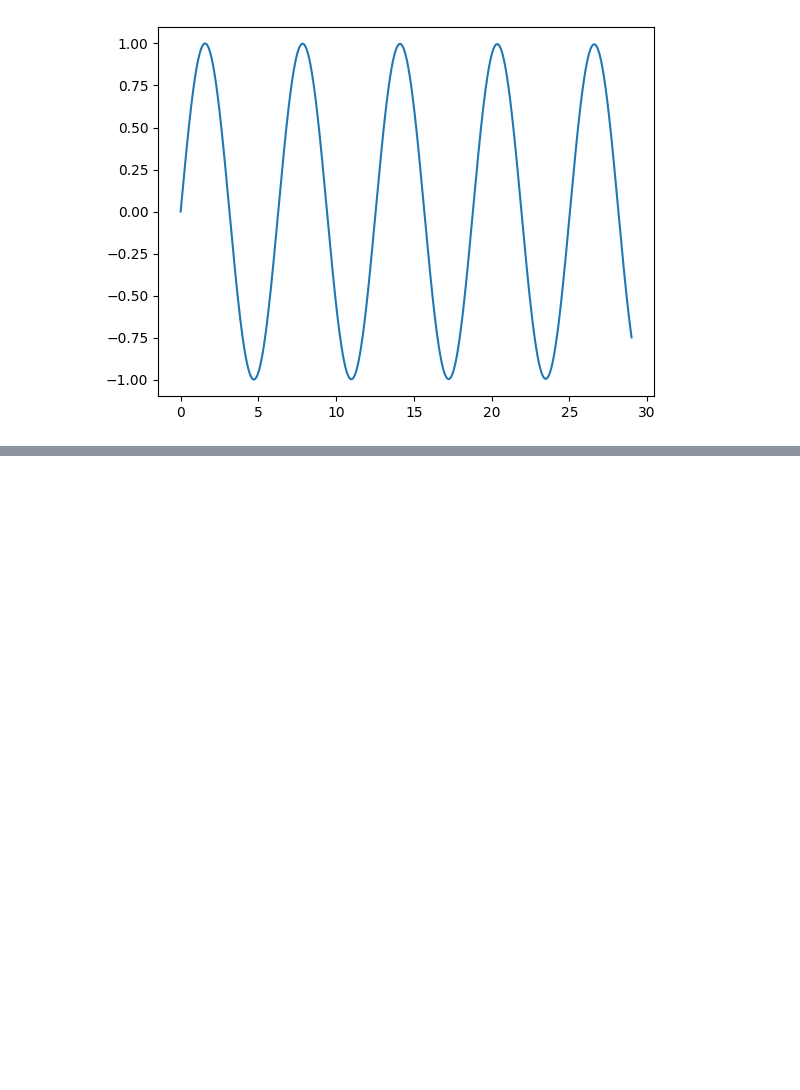
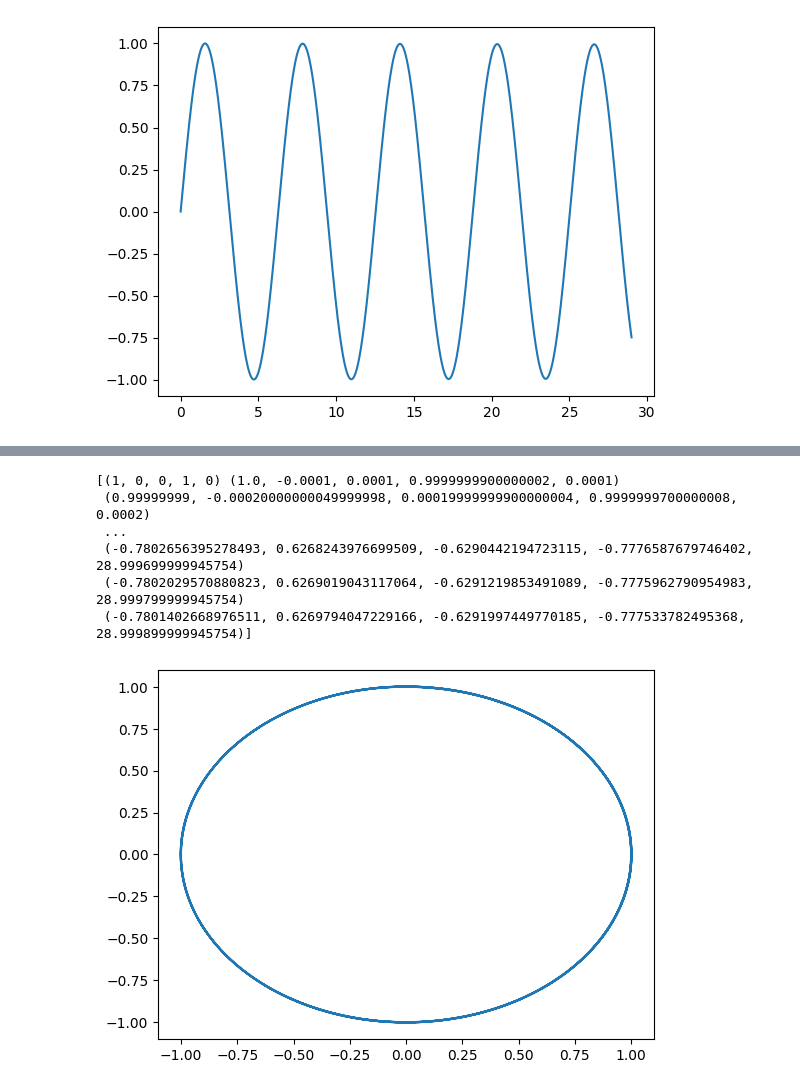
Before and after one commit to kpiotr6/MOWNIT, a Jupyter notebook: L9/txt.ipynb, the cells around one changed output, grey strips where cells are left out. Saved outputs shown, nothing was run; the diff lists cells and outputs as text; code cells hidden in the pictures; blank space fills up the shorter version.

```diff
--- a/L9/txt.ipynb
+++ b/L9/txt.ipynb
@@ -187,0 +192,28 @@ plt.plot(t,x)
+# %%
+def euler_semi_mat(x1, x2, y1, y2, h, time, end, endx=True):
+    if endx:
+        iters = int((end - x1)//h)+1
+    else:
+        iters = int((end - y1)//h)+1
+    sol = np.empty(shape=iters,dtype='object')
+    sol[0] = (x1,x2,y1,y2,time)
+    for i in range(1,iters):
+        x1_next = sol[i-1][0] + h*sol[i-1][1]
+        x2_next = sol[i-1][1] + h*(-x1_next)/((x1_next**2+sol[i-1][2]**2)**(3/2))
+        y1_next = sol[i-1][2] + h*sol[i-1][3]
+        y2_next = sol[i-1][3] + h*(-y1_next)/((y1_next**2+x1_next**2)**(3/2))
+        sol[i]=(x1_next,x2_next,y1_next,y2_next,sol[i-1][4]+h)
+    return sol
+# %%
+sol = euler_semi_mat(1,0,0,1,0.0001,0,30)
+y,x,t,v,r = [i[0] for i in sol],[i[2] for i in sol],[i[4] for i in sol],[(i[1]**2+i[3]**2)**(1/2) for i in sol],[(i[0]**2+i[2]**2)**(1/2) for i in sol]
+plt.plot(x,y)
+print(sol)
+# %% [output]
+[(1, 0, 0, 1, 0) (1.0, -0.0001, 0.0001, 0.9999999900000002, 0.0001)
+ (0.99999999, -0.00020000000049999998, 0.00019999999900000004, 0.9999999700000008, 0.0002)
+ ...
+ (-0.7802656395278493, 0.6268243976699509, -0.6290442194723115, -0.7776587679746402, 28.999699999945754)
+ (-0.7802029570880823, 0.6269019043117064, -0.6291219853491089, -0.7775962790954983, 28.999799999945754)
+ (-0.7801402668976511, 0.6269794047229166, -0.6291997449770185, -0.777533782495368, 28.999899999945754)]
+[figure, added]
```
Also changed, not shown: parts of 10 cells of this notebook.
